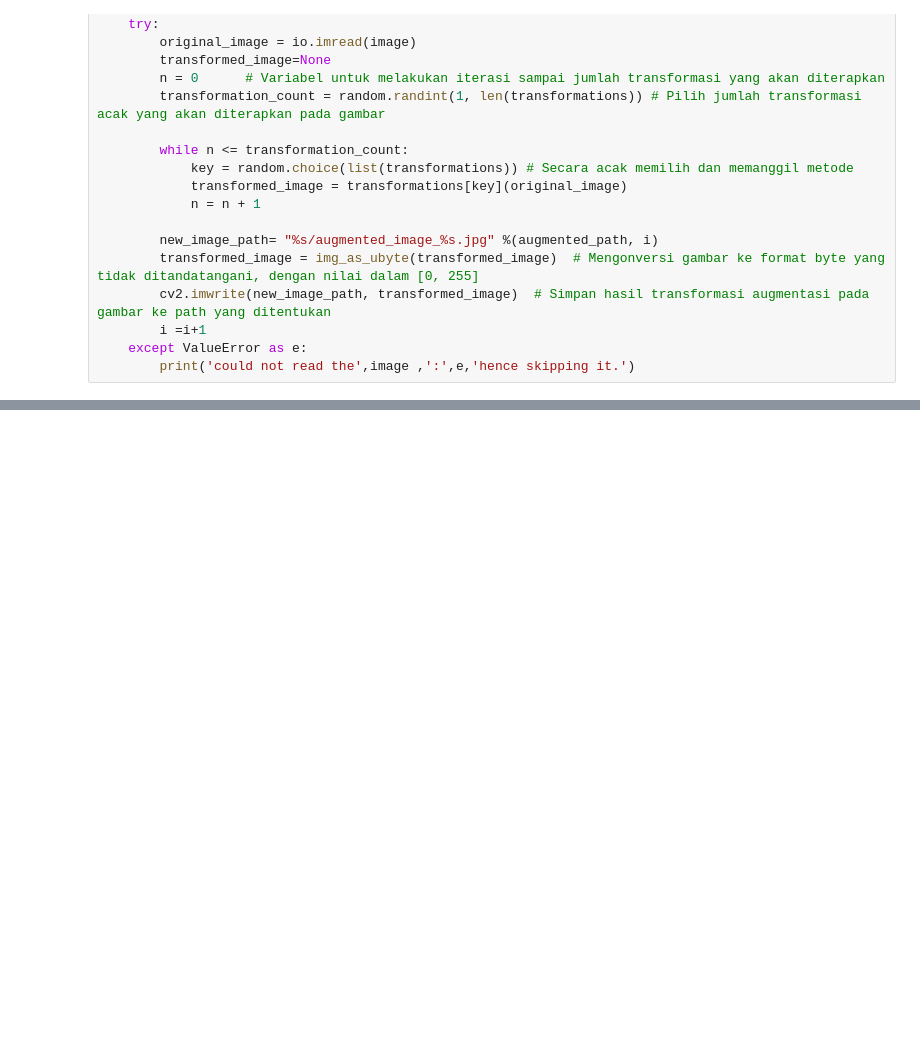
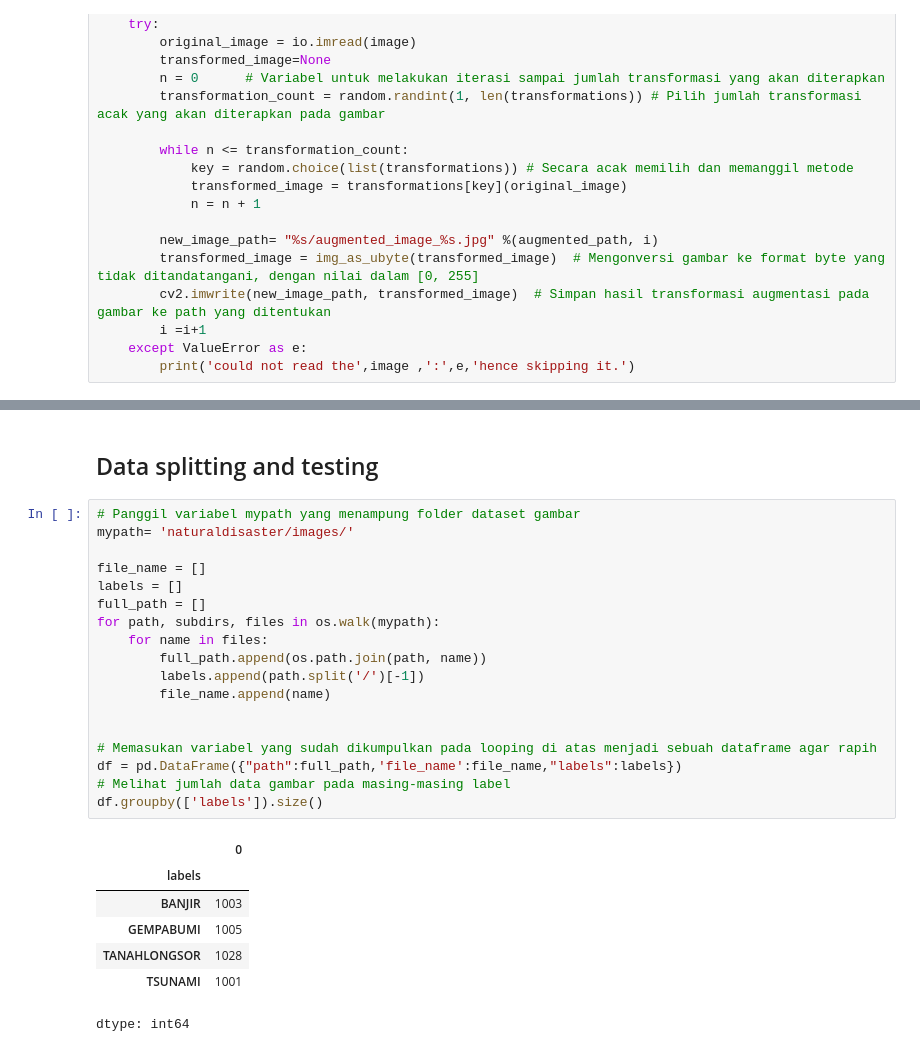
Before and after one commit to cryoras/ND_imageCNN, a Jupyter notebook: notebook_image.ipynb, the cells around one changed output, grey strips where cells are left out. Drawn from its saved outputs; the diff is of its cells as text; blank space fills up the shorter version.

Commit message:
data splitting

```diff
--- a/notebook_image.ipynb
+++ b/notebook_image.ipynb
@@ -360,0 +384,28 @@ plot_data = sns.countplot(Label)
+# %% [markdown]
+## Data splitting and testing
+# %%
+# Panggil variabel mypath yang menampung folder dataset gambar
+mypath= 'naturaldisaster/images/'
+
+file_name = []
+labels = []
+full_path = []
+for path, subdirs, files in os.walk(mypath):
+    for name in files:
+        full_path.append(os.path.join(path, name))
+        labels.append(path.split('/')[-1])
+        file_name.append(name)
+
+
+# Memasukan variabel yang sudah dikumpulkan pada looping di atas menjadi sebuah dataframe agar rapih
+df = pd.DataFrame({"path":full_path,'file_name':file_name,"labels":labels})
+# Melihat jumlah data gambar pada masing-masing label
+df.groupby(['labels']).size()
+# %% [output]
+|  | 0 |
+| labels |  |
+| BANJIR | 1003 |
+| GEMPABUMI | 1005 |
+| TANAHLONGSOR | 1028 |
+| TSUNAMI | 1001 |
+dtype: int64
```
Also changed, not shown: parts of 10 cells of this notebook.
